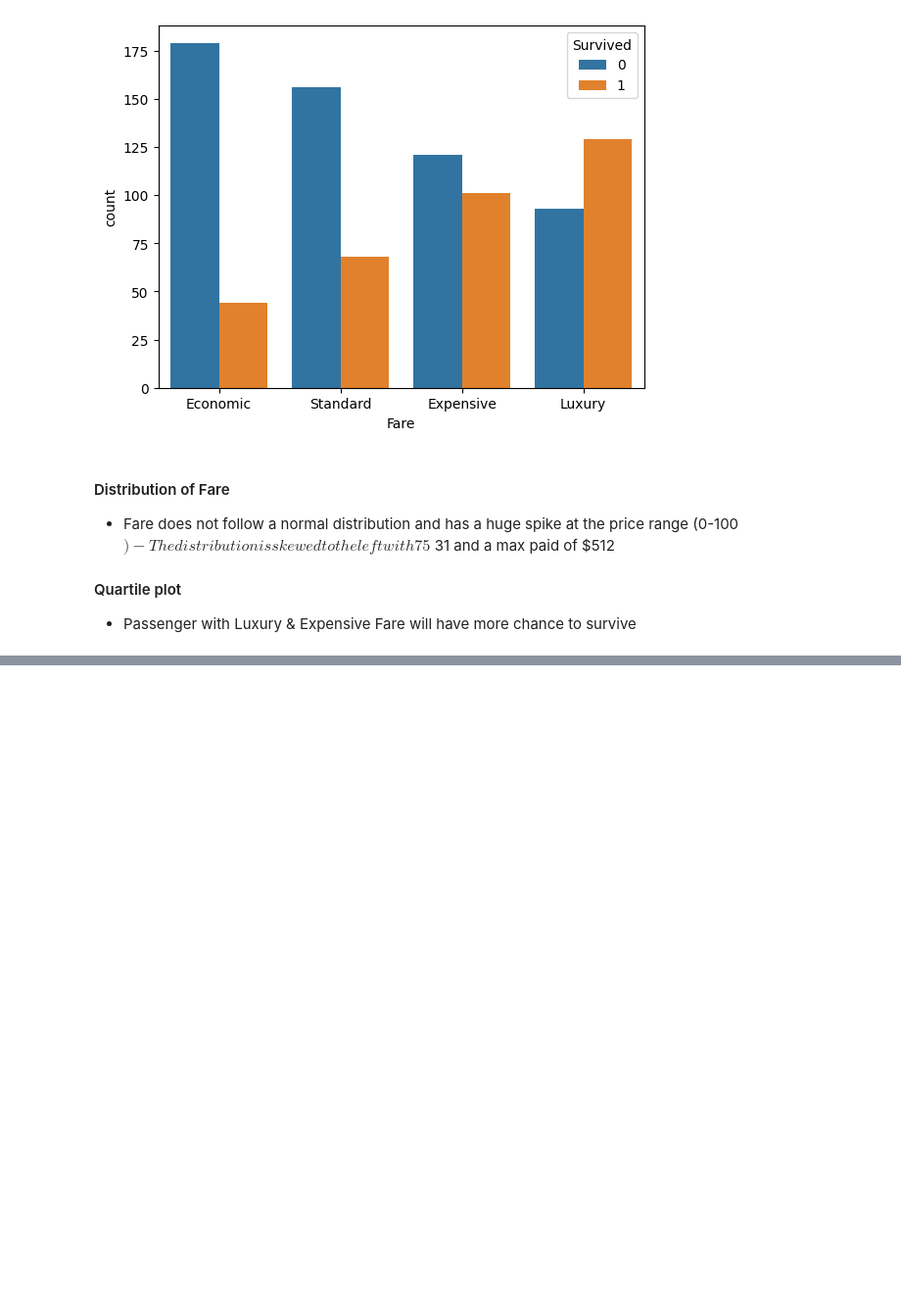
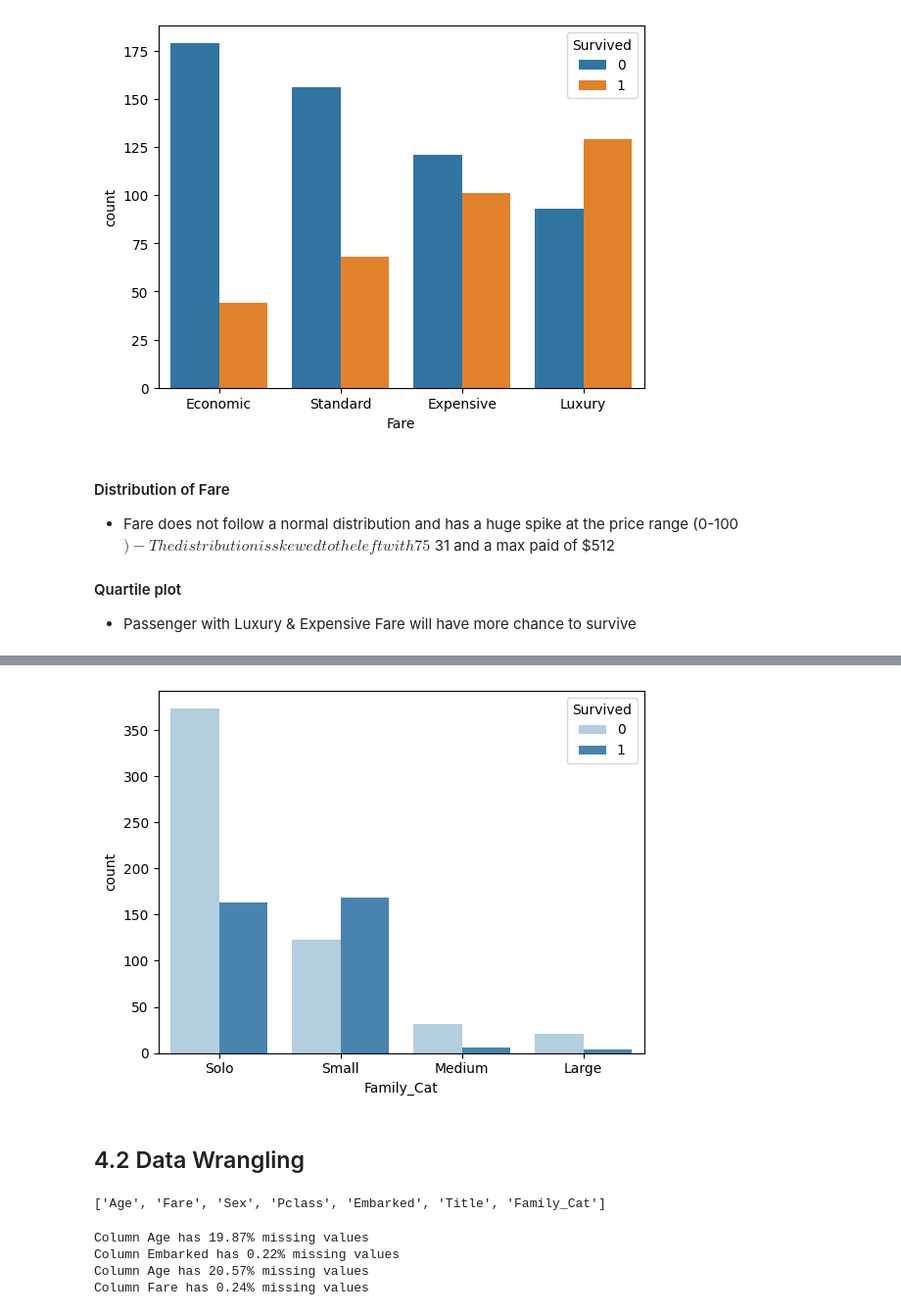
Before and after one commit to Linhvjc/python, a Jupyter notebook: Data_Science/7.Kanggle_project_titanic/titanic_kaggle.ipynb, the cells around one changed output, grey strips where cells are left out. Shown at 98% size. Saved outputs shown, nothing was run; the diff lists cells and outputs as text; code cells hidden in the pictures; blank space fills up the shorter version.

```diff
--- a/Data_Science/7.Kanggle_project_titanic/titanic_kaggle.ipynb
+++ b/Data_Science/7.Kanggle_project_titanic/titanic_kaggle.ipynb
@@ -292,0 +368,34 @@ sns.countplot(x=quartile_data, hue=train_df['Survived']);
+# %%
+train_df['Family_Size'] = train_df['SibSp'].astype('int') + train_df['Parch'].astype('int') + 1
+test_df['Family_Size'] = test_df['SibSp'].astype('int') + test_df['Parch'].astype('int') + 1
+# %%
+train_df['Family_Cat'] = pd.cut(train_df['Family_Size'], bins=[0,1, 4, 6, 20], labels=['Solo', 'Small', 'Medium', 'Large']) # (0,1], (1,4], (4,6], (6,20]
+test_df['Family_Cat'] = pd.cut(test_df['Family_Size'], bins=[0,1, 4, 6, 20], labels=['Solo', 'Small', 'Medium', 'Large']) # (0,1], (1,4], (4,6], (6,20]
+# %%
+sns.countplot(data=train_df, x = 'Family_Cat', hue='Survived', palette='Blues');
+# %% [output]
+[figure, added]
+# %% [markdown]
+## 4.2 Data Wrangling
+# %%
+num_features = ['Age', 'Fare']
+cat_features = ['Sex', 'Pclass', 'Embarked', 'Title', 'Family_Cat']
+features_cols = num_features + cat_features
+features_cols
+# %% [output]
+['Age', 'Fare', 'Sex', 'Pclass', 'Embarked', 'Title', 'Family_Cat']
+# %%
+def display_missing(df, features_cols):
+    n_rows = df.shape[0]
+    for col in features_cols:
+        missing_count = df[col].isnull().sum()
+        if missing_count > 0:
+            print(f"Column {col} has {missing_count*100/n_rows:.2f}% missing values")
+
+display_missing(train_df, features_cols)
+display_missing(test_df, features_cols)
+# %% [output]
+Column Age has 19.87% missing values
+Column Embarked has 0.22% missing values
+Column Age has 20.57% missing values
+Column Fare has 0.24% missing values
```
Also changed, not shown: parts of 23 cells of this notebook.
